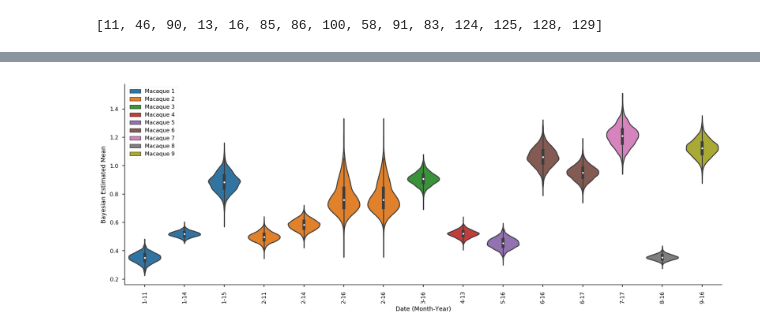
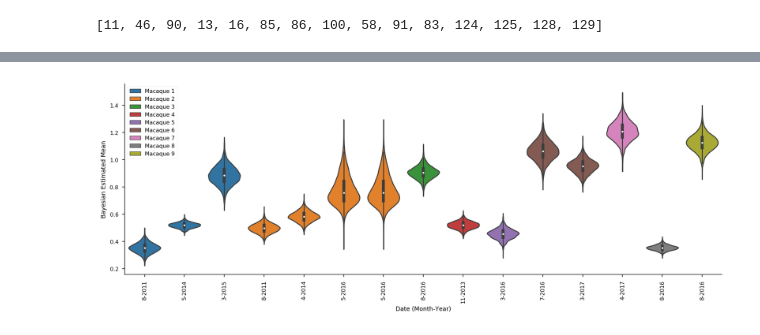
Before and after one commit to afcarl/mia-stats, a Jupyter notebook: biofilm/20180201-analysis.ipynb, the cells around one changed output, grey strips where cells are left out. Cells and saved outputs as stored; diff of their text form; code cells hidden in the pictures.

Commit message:
fixed x-axis labels

```diff
--- a/biofilm/20180201-analysis.ipynb
+++ b/biofilm/20180201-analysis.ipynb
@@ -24,12 +24,13 @@ data = (jn.DataFrame(data)
         .rename_column('is_contaminated_', 'is_contaminated')
         .fill_empty('is_contaminated', 0)
        )
-data.columns
+
 data = data[data['is_contaminated'] == 0]
 # Add a date column.
 data['date'] = pd.to_datetime(data[['year', 'month', 'day']])
 data['date_humanized'] = data['date'].apply(lambda x: humanize.naturaldate(x))
 data['Date'] = data['date_humanized']
+data['year'] = data['date'].apply(lambda x: x.year)
 
 # Get 3 columns of coded categoricals for ease of use with PyMC3.
 data['isolate_macaque'] = [f'{m} ({i})' for i, m in zip(data.isolate, data.macaque_id)]
@@ -38,6 +39,8 @@ data['isolate_coded'] = pd.Categorical(data['isolate']).codes
 data['isolate_macaque_coded'] = pd.Categorical(data['isolate_macaque']).codes
 data['st_coded'] = pd.Categorical(data['st']).codes
 data['macaque'] = data['macaque_id'].str.split('-').str[0]
+data['macaque_year'] = data['macaque_id'].str.split('-').str[1].apply(lambda x: f'20{x}')
+data['macaque_and_year'] = data['macaque'] + '-' + data['macaque_year']
 # View a sample of columns
 data.shape
 # %% [output]
@@ -167,6 +161,6 @@ macaque_isolate_order
 code_isolate = dict(zip(data.isolate_coded, data.isolate))
 isolate_macaque_id = dict(zip(data.isolate, data.macaque_id))
 isolate_macaque = dict(zip(data.isolate, data.macaque))
-macaque_id_order = [dict(zip(data.isolate, data.macaque_id))[k] for k in macaque_isolate_order]
+macaque_id_order = [dict(zip(data.isolate, data.macaque_and_year))[k] for k in macaque_isolate_order]
 macaque_id_order
 # %% [output]
@@ -226,33 +186,36 @@ fig = plt.figure(figsize=(13, 5))
 # ax1 = fig.add_subplot(2,1,1)
 ax2 = fig.add_subplot(1,1,1)
 # ax1 = sns.swarmplot(x='isolate_macaque', y='normalized_od570', hue='date_humanized', data=data, ax=ax1, order=macaque_id_order)
 # ax1.set_xlabel('Macaque (Isolate)')
 # ax1.set_xticks([])
 # ax1.set_title('Raw Data')
 # ax1.set_ylabel('Normalized OD570')
 # # ax1.legend_.set_visible(False)
 # ax1.set_xticklabels(ax1.get_xticklabels(), rotation=90)
 
 all_trace_df = pd.DataFrame(all_trace['mu_all'])
 all_trace_df.columns = [code_isolate[i] for i in all_trace_df.columns]
 all_trace_unstacked = pd.DataFrame(all_trace_df.unstack()).reset_index()
 all_trace_unstacked.columns = ['isolate', 'sample', 'value']
 all_trace_unstacked['macaque_id'] = [isolate_macaque_id[i] for i in all_trace_unstacked['isolate']]
 all_trace_unstacked['macaque'] = [isolate_macaque[i] for i in all_trace_unstacked['isolate']]
 all_trace_unstacked['isolate_macaque'] = [f'{m} ({i})' for i, m in zip(all_trace_unstacked.isolate, all_trace_unstacked.macaque_id)]
+all_trace_unstacked['year'] = all_trace_unstacked['macaque_id'].apply(lambda x: f'20{x.split("-")[1]}')
+all_trace_unstacked['macaque_and_year'] = all_trace_unstacked['macaque'] + '-' + all_trace_unstacked['year']
 
-ax2 = sns.violinplot(x='macaque_id', y='value', data=all_trace_unstacked, dodge=False, hue='macaque', order=macaque_id_order, ax=ax2)
+ax2 = sns.violinplot(x='macaque_and_year', y='value', data=all_trace_unstacked, dodge=False, hue='macaque', order=macaque_id_order, ax=ax2)
 ax2.set_xlabel('Date (Month-Year)')
 ax2.set_ylabel('Bayesian Estimated Mean')
 ax2.legend_.set_visible(False)
-ax2.set_xticklabels(ax2.get_xticklabels(), rotation=90)
+x_axis_labels = ['8-2011', '5-2014', '3-2015', '8-2011', '4-2014', '5-2016', '5-2016', '8-2016', '11-2013', '3-2016', '7-2016', '3-2017', '4-2017', '8-2016', '8-2016']
+ax2.set_xticklabels(x_axis_labels, rotation=90)
 legend = ax2.legend()
 for t in legend.get_texts():
     t.set_text(f'Macaque {t.get_text()}')
 sns.despine()
 
 plt.tight_layout()
 
 plt.savefig('biofilm-figure.pdf')
 # %% [output]
-[figure, old version]
+[figure, new version]
```
Also changed, not shown: parts of 9 cells of this notebook, 1 other file.
